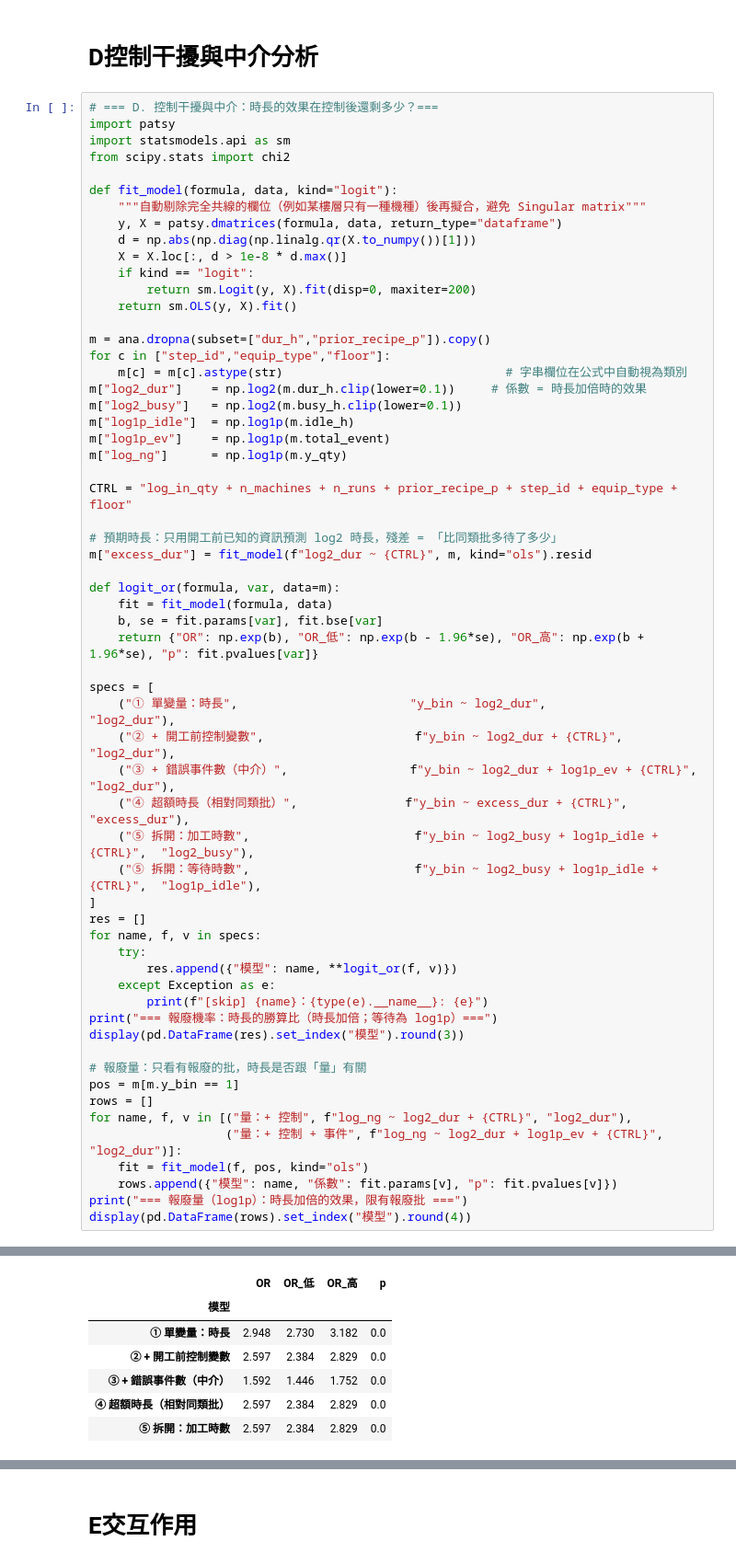
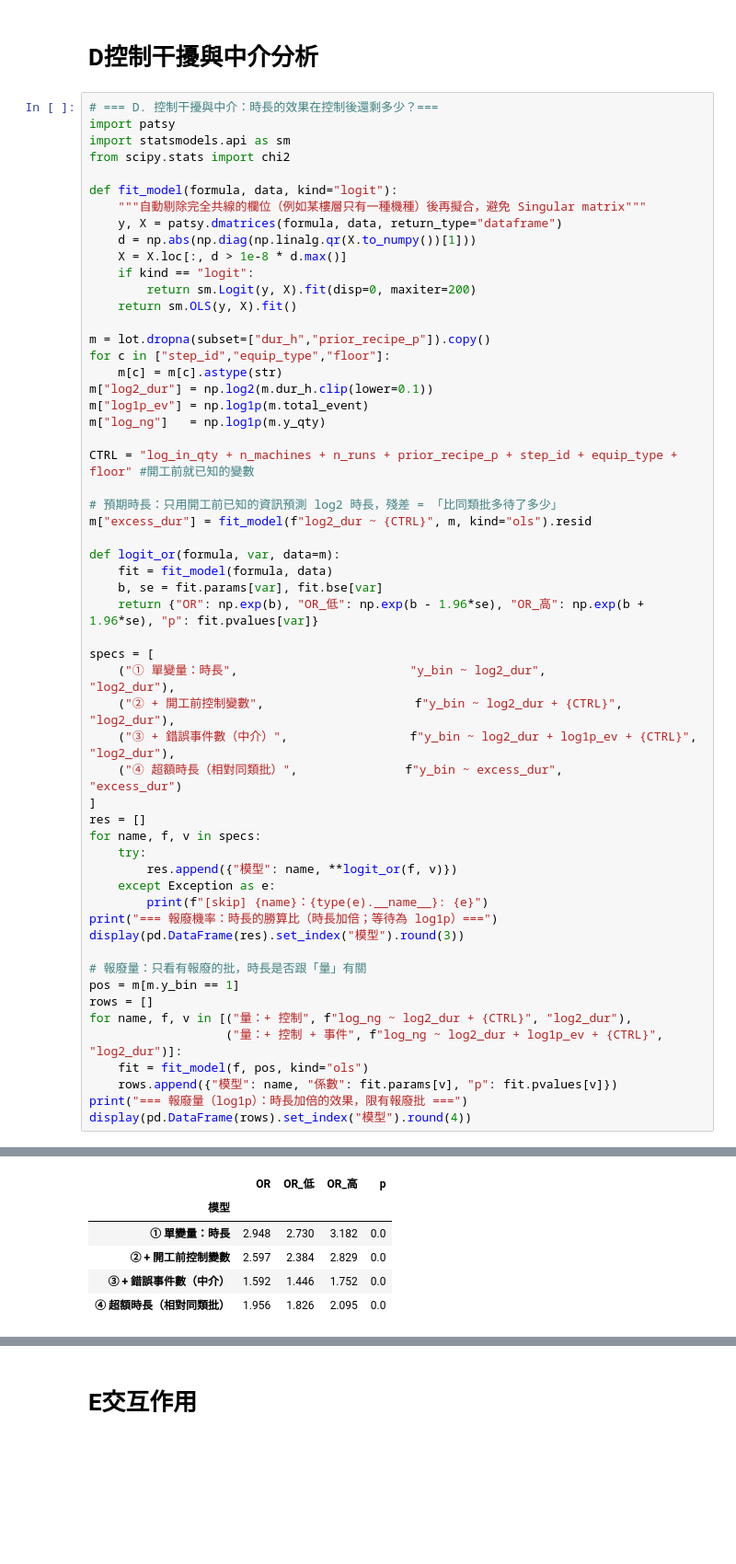
Before and after one commit to aceaceace123/test0806, a Jupyter notebook: PredictiveRiskPrior.ipynb, the cells around one changed output, grey strips where cells are left out. Shown at 92% size. Cells and saved outputs as stored; diff of their text form; blank space fills up the shorter version.

```diff
--- a/PredictiveRiskPrior.ipynb
+++ b/PredictiveRiskPrior.ipynb
@@ -1296,16 +1147,14 @@ def fit_model(formula, data, kind="logit"):
         return sm.Logit(y, X).fit(disp=0, maxiter=200)
     return sm.OLS(y, X).fit()
 
-m = ana.dropna(subset=["dur_h","prior_recipe_p"]).copy()
+m = lot.dropna(subset=["dur_h","prior_recipe_p"]).copy()
 for c in ["step_id","equip_type","floor"]:
-    m[c] = m[c].astype(str)                               # 字串欄位在公式中自動視為類別
-m["log2_dur"]    = np.log2(m.dur_h.clip(lower=0.1))     # 係數 = 時長加倍時的效果
-m["log2_busy"]   = np.log2(m.busy_h.clip(lower=0.1))
-m["log1p_idle"]  = np.log1p(m.idle_h)
-m["log1p_ev"]    = np.log1p(m.total_event)
-m["log_ng"]      = np.log1p(m.y_qty)
+    m[c] = m[c].astype(str)
+m["log2_dur"] = np.log2(m.dur_h.clip(lower=0.1))
+m["log1p_ev"] = np.log1p(m.total_event)
+m["log_ng"]   = np.log1p(m.y_qty)
 
-CTRL = "log_in_qty + n_machines + n_runs + prior_recipe_p + step_id + equip_type + floor"
+CTRL = "log_in_qty + n_machines + n_runs + prior_recipe_p + step_id + equip_type + floor" #開工前就已知的變數
 
 # 預期時長：只用開工前已知的資訊預測 log2 時長，殘差 = 「比同類批多待了多少」
 m["excess_dur"] = fit_model(f"log2_dur ~ {CTRL}", m, kind="ols").resid
@@ -1319,9 +1168,7 @@ specs = [
     ("① 單變量：時長",                        "y_bin ~ log2_dur",                          "log2_dur"),
     ("② + 開工前控制變數",                     f"y_bin ~ log2_dur + {CTRL}",                "log2_dur"),
     ("③ + 錯誤事件數（中介）",                 f"y_bin ~ log2_dur + log1p_ev + {CTRL}",     "log2_dur"),
-    ("④ 超額時長（相對同類批）",               f"y_bin ~ excess_dur + {CTRL}",              "excess_dur"),
-    ("⑤ 拆開：加工時數",                       f"y_bin ~ log2_busy + log1p_idle + {CTRL}",  "log2_busy"),
-    ("⑤ 拆開：等待時數",                       f"y_bin ~ log2_busy + log1p_idle + {CTRL}",  "log1p_idle"),
+    ("④ 超額時長（相對同類批）",               f"y_bin ~ excess_dur",              "excess_dur")
 ]
 res = []
 for name, f, v in specs:
@@ -1346,11 +1192,10 @@ display(pd.DataFrame(rows).set_index("模型").round(4))
 === 報廢機率：時長的勝算比（時長加倍；等待為 log1p）===
 |  | OR | OR_低 | OR_高 | p |
 | 模型 |  |  |  |  |
 | ① 單變量：時長 | 2.948 | 2.730 | 3.182 | 0.0 |
 | ② + 開工前控制變數 | 2.597 | 2.384 | 2.829 | 0.0 |
 | ③ + 錯誤事件數（中介） | 1.592 | 1.446 | 1.752 | 0.0 |
-| ④ 超額時長（相對同類批） | 2.597 | 2.384 | 2.829 | 0.0 |
-| ⑤ 拆開：加工時數 | 2.597 | 2.384 | 2.829 | 0.0 |
+| ④ 超額時長（相對同類批） | 1.956 | 1.826 | 2.095 | 0.0 |
 === 報廢量（log1p）：時長加倍的效果，限有報廢批 ===
 |  | 係數 | p |
 | 模型 |  |  |
```
Also changed, not shown: parts of 8 cells of this notebook.
